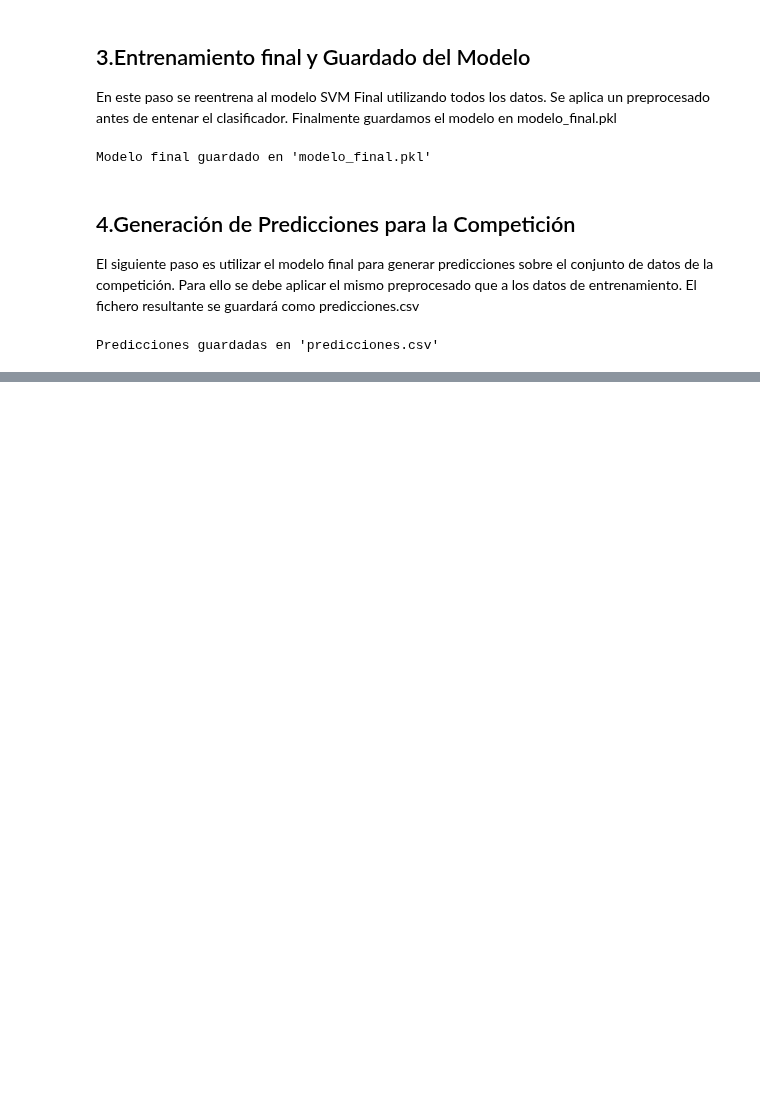
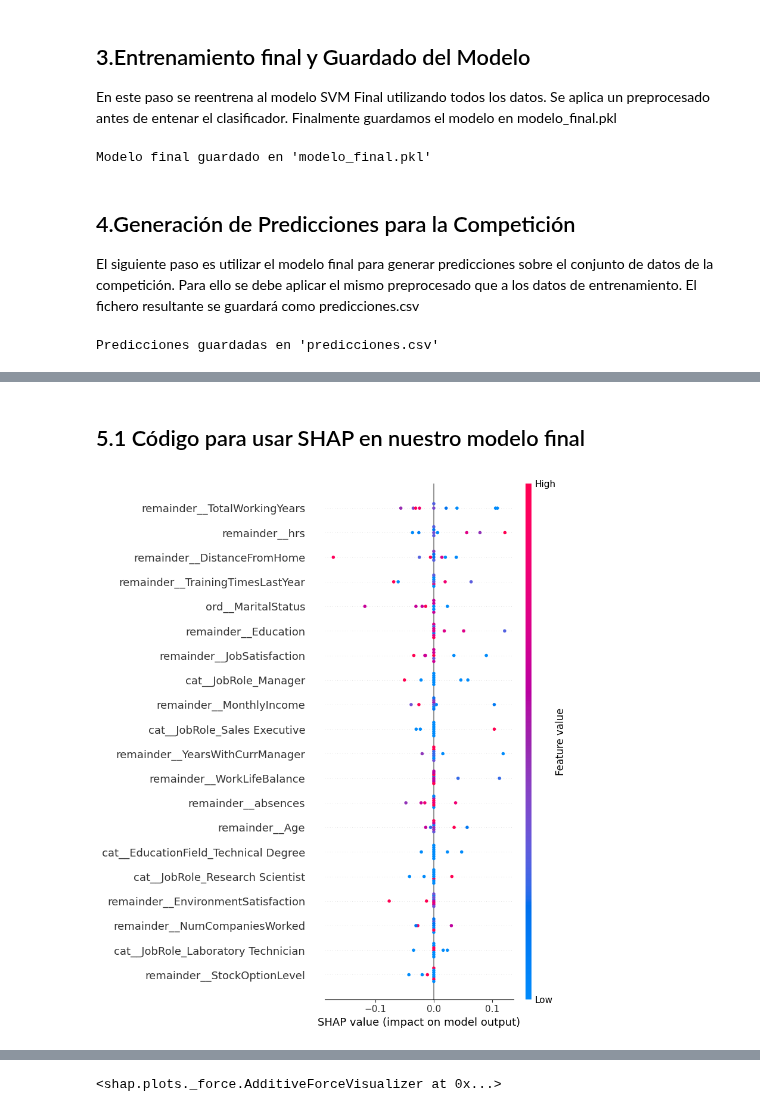
Before and after one commit to albatellouc3m/Grupo5, a Jupyter notebook: modelo_final.ipynb, the cells around one changed output, grey strips where cells are left out. Drawn from its saved outputs; the diff is of its cells as text; code cells hidden in the pictures; blank space fills up the shorter version.

Commit message:
tarea adicional SHAP

```diff
--- a/modelo_final.ipynb
+++ b/modelo_final.ipynb
@@ -152,0 +145,37 @@ ModuleNotFoundError: No module named 'shap'
+# %% [markdown]
+## 5.1 Código para usar SHAP en nuestro modelo final
+# %%
+import shap
+import matplotlib.pyplot as plt
+import pandas as pd
+
+# Seleccionar una muestra representativa del conjunto preprocesado para el fondo (background)
+# Reducir el tamaño del fondo para acelerar el cálculo
+X_background = X_preprocessed.sample(20, random_state=42)
+
+# Definir la función de predicción asegurándonos de que se pasan los nombres de las columnas
+def model_predict(data):
+    # Convertir a DataFrame si es necesario
+    if not isinstance(data, pd.DataFrame):
+        data = pd.DataFrame(data, columns=columnas_preprocesadas)
+    return final_pipeline.predict_proba(data)[:, 1]
+
+# Crear el explicador con KernelExplainer usando el fondo reducido
+explainer = shap.KernelExplainer(model_predict, X_background)
+
+# Seleccionar un subconjunto reducido de datos para explicar
+X_explain = X_preprocessed.sample(10, random_state=42)
+
+# Calcular los valores SHAP para el subconjunto seleccionado, limitando nsamples para acelerar el proceso
+shap_values = explainer.shap_values(X_explain, nsamples=50)
+
+# Visualizar el resumen de los valores SHAP para identificar la importancia de las variables
+shap.summary_plot(shap_values, X_explain, feature_names=columnas_preprocesadas)
+plt.show()
+
+# Explicación local de una instancia en particular
+i = 0  # índice de la instancia a explicar
+shap.initjs()
+shap.force_plot(explainer.expected_value, shap_values[i], X_explain.iloc[i], feature_names=columnas_preprocesadas)
+# %% [output]
+[figure, added]
@@ -152,0 +183 @@ ModuleNotFoundError: No module named 'shap'
+<shap.plots._force.AdditiveForceVisualizer at 0x...>
```
Also changed, not shown: parts of 5 cells of this notebook, 2 other files.
